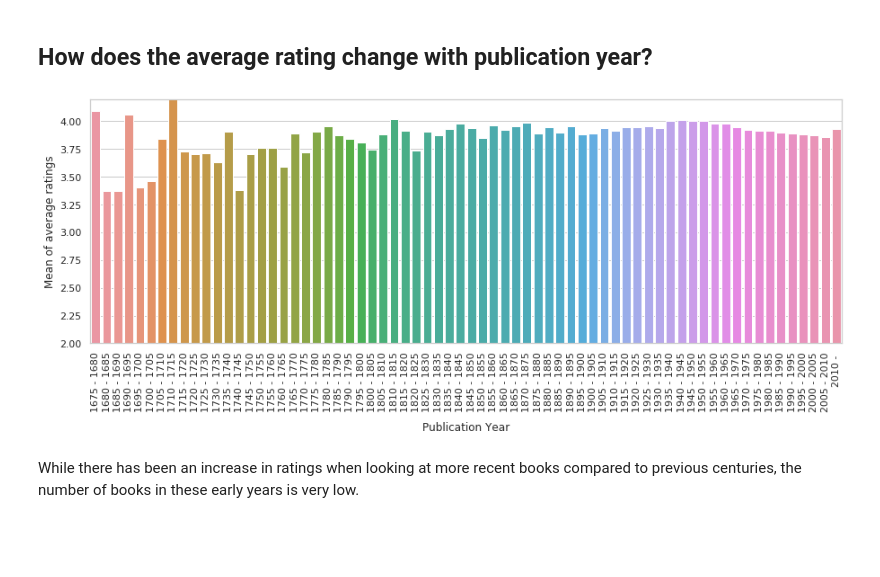
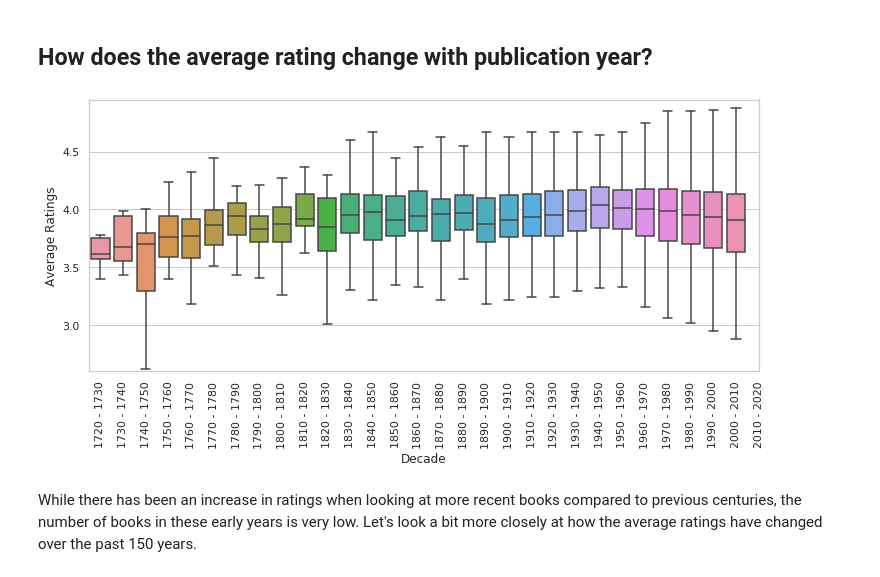
Before and after one commit to EmmaKLofthouse/Book-Analysis-and-Recommender, a Jupyter notebook: Goodreads.ipynb, the cells around one changed output. Drawn from its saved outputs; the diff is of its cells as text; code cells hidden in the pictures; blank space fills up the shorter version.

```diff
--- a/Goodreads.ipynb
+++ b/Goodreads.ipynb
@@ -439,21 +435,23 @@ ax.set_xticklabels(labels);
 The average rating looks relatively consistent across the years. Is this true for all books by all authors?
 # %% [markdown]
 ## How does the average rating change with publication year?<a name="rating_v_year"></a>
-# %%
-df_rating_5year = df.groupby((df['year']//5)*5)['avg_rating'].agg(['mean'])
-df_rating_5year = df_rating_5year[df_rating_5year.index <= 2010] #because there are few books in our dataset after this
-
-fig,ax = plt.subplots(figsize = (15,5))
-sns.barplot(data=df_rating_5year,x=df_rating_5year.index, y="mean",ax=ax)
-plt.ylabel("Mean of average ratings")
-plt.xlabel("Publication Year")
-plt.xticks(rotation=90)
-
-years = list(df_rating_5year.index)
-labels = [f"  {start} - {end}" for start, end in zip(years, years[1:] + [''])]
-ax.set_xticklabels(labels);
-ax.set_ylim(2,4.2);
-# %% [output]
-[figure, removed]
+# %%
+df_box = df[df.year>1720]
+df_box = df_box[df_box.year<2010]
+bins = range(1720, max(df_box['year'])+10,10)
+df_box['year_bins'] = pd.cut(df_box['year'], bins=bins)
+
+plt.figure(figsize=(12, 5))
+sns.boxplot(x='year_bins', y='avg_rating', data=df_box, showfliers=False)
+
+# Create a list of custom labels
+custom_labels = [f"{int(start)} - {int(start) + 10}" for start in bins]
+plt.xticks(range(len(custom_labels)), custom_labels, rotation=90)
+
+plt.xlabel('Decade')
+plt.ylabel('Average Ratings')
+plt.ylim(2.6,4.95);
+# %% [output]
+[figure, added]
 # %% [markdown]
-While there has been an increase in ratings when looking at more recent books compared to previous centuries, the number of books in these early years is very low.
+While there has been an increase in ratings when looking at more recent books compared to previous centuries, the number of books in these early years is very low. Let's look a bit more closely at how the average ratings have changed over the past 150 years.
```
Also changed, not shown: parts of 26 cells of this notebook.
